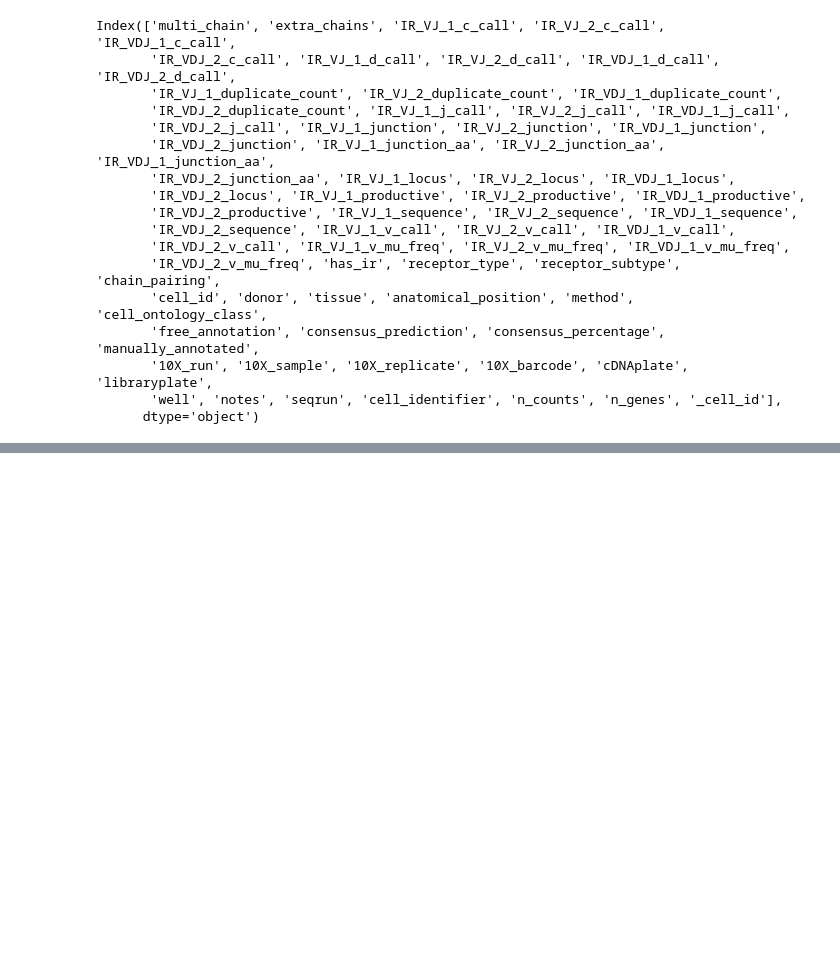
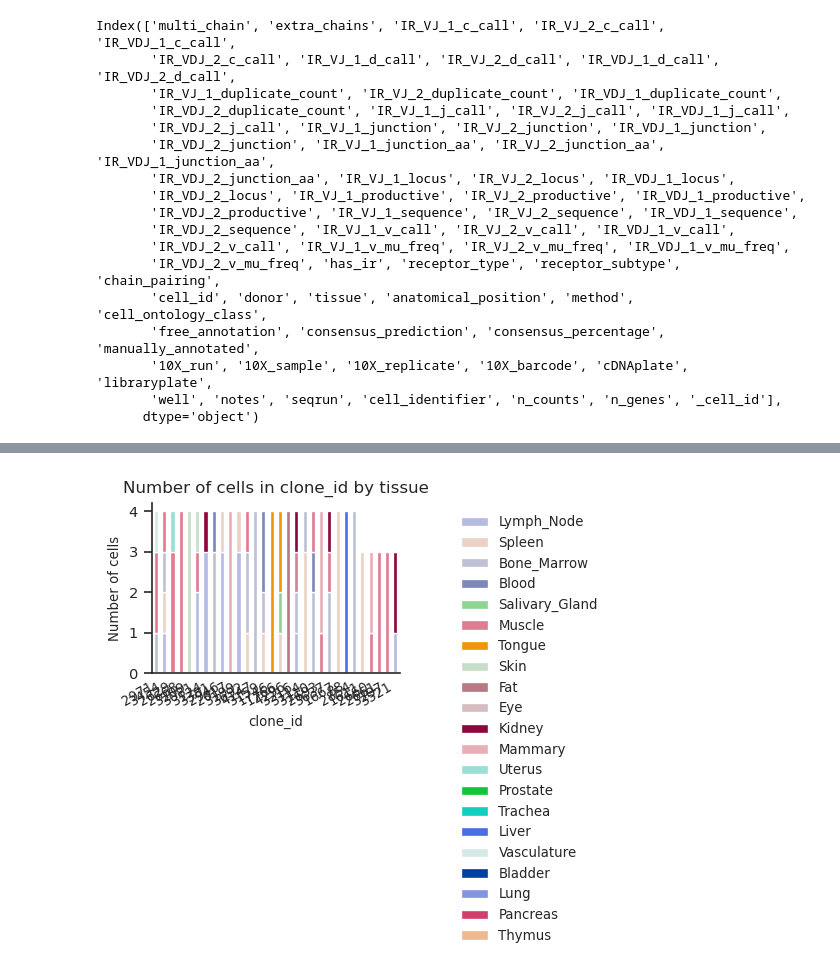
Before and after one commit to michael-swift/tsp-immune-analysis, a Jupyter notebook: notebooks/scirpy_integrate_metadata.ipynb, the cells around one changed output, grey strips where cells are left out. Saved outputs shown, nothing was run; the diff lists cells and outputs as text; code cells hidden in the pictures; blank space fills up the shorter version.

```diff
--- a/notebooks/scirpy_integrate_metadata.ipynb
+++ b/notebooks/scirpy_integrate_metadata.ipynb
@@ -208,0 +210,4 @@ Name: clone_id, Length: 4466, dtype: int64
+# %%
+ax = ir.pl.group_abundance(adata[adata.obs.clone_id_size  <= 4], groupby='clone_id', target_col='tissue', max_cols=30)
+# %% [output]
+[figure, added]
```
Also changed, not shown: parts of 18 cells of this notebook, 4 other files.
